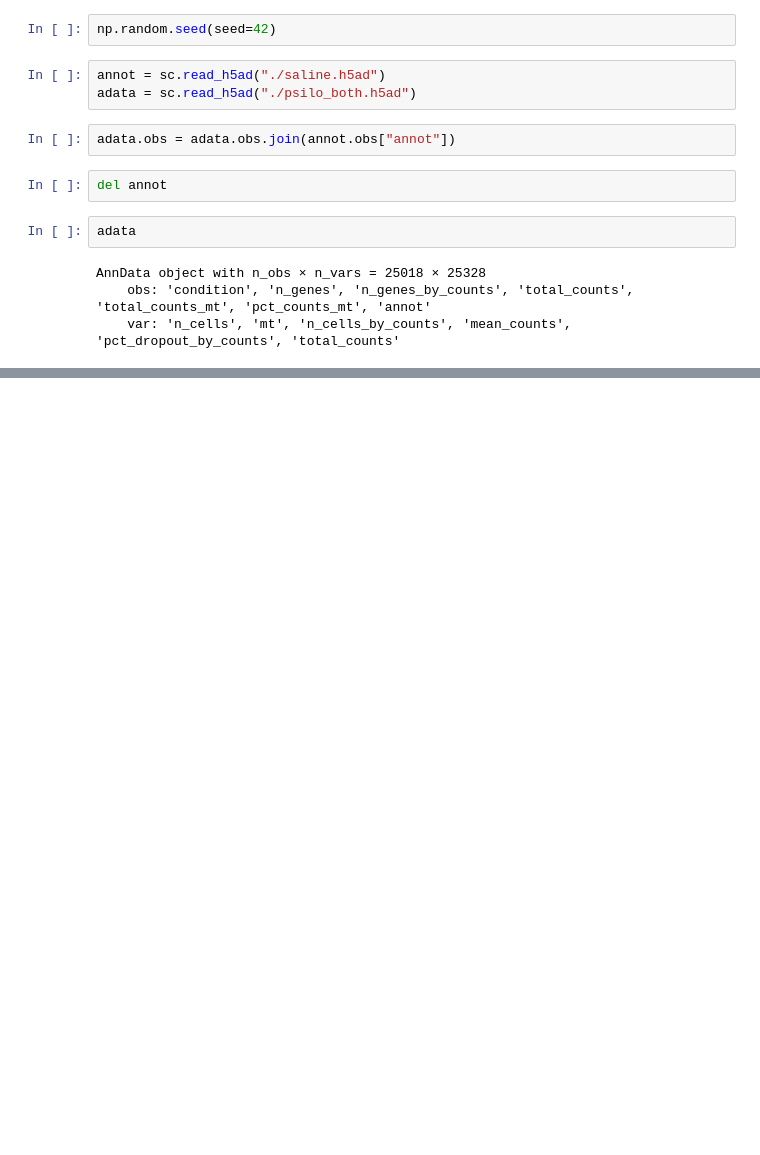
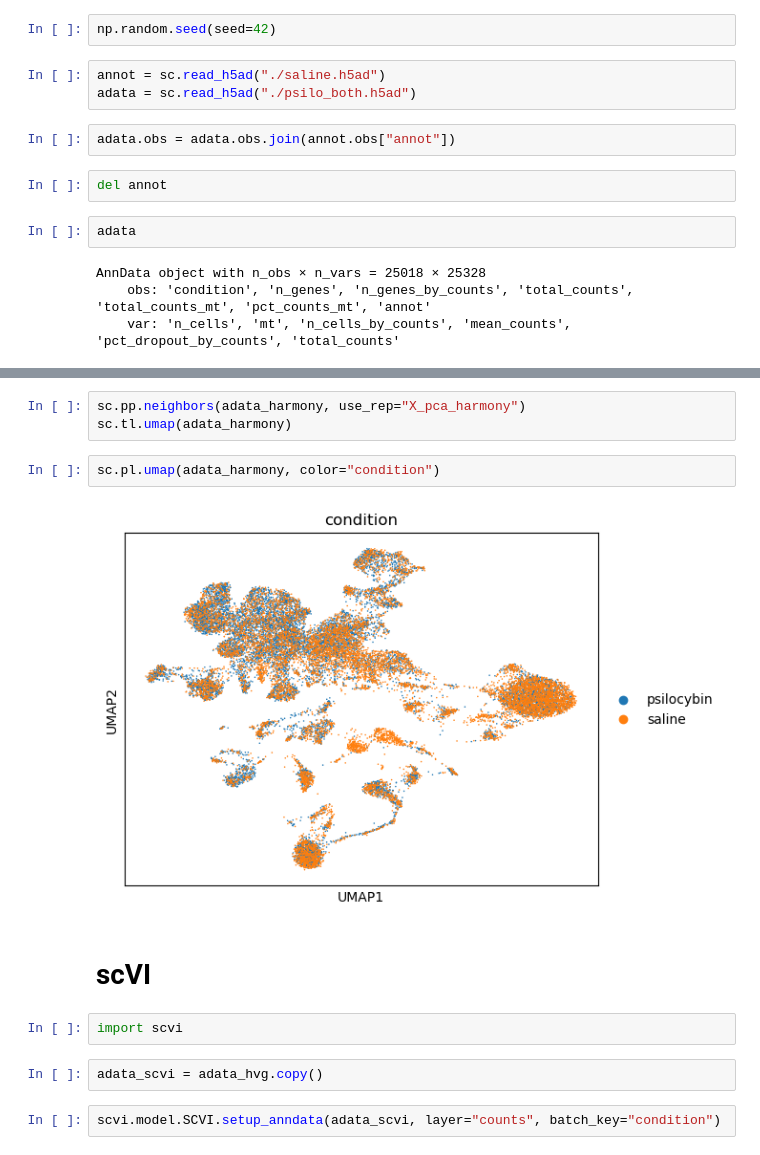
Before and after one commit to galicae/ue300164, a Jupyter notebook: notebooks/integration-psilo.ipynb, the cells around one changed output, grey strips where cells are left out. Saved outputs shown, nothing was run; the diff lists cells and outputs as text; blank space fills up the shorter version.

```diff
--- a/notebooks/integration-psilo.ipynb
+++ b/notebooks/integration-psilo.ipynb
@@ -25,0 +99,15 @@ AnnData object with n_obs × n_vars = 25018 × 25328
+# %%
+sc.pp.neighbors(adata_harmony, use_rep="X_pca_harmony")
+sc.tl.umap(adata_harmony)
+# %%
+sc.pl.umap(adata_harmony, color="condition")
+# %% [output]
+[figure, added]
+# %% [markdown]
+# scVI
+# %%
+import scvi
+# %%
+adata_scvi = adata_hvg.copy()
+# %%
+scvi.model.SCVI.setup_anndata(adata_scvi, layer="counts", batch_key="condition")
```
Also changed, not shown: parts of 31 cells of this notebook, 1 other file.
